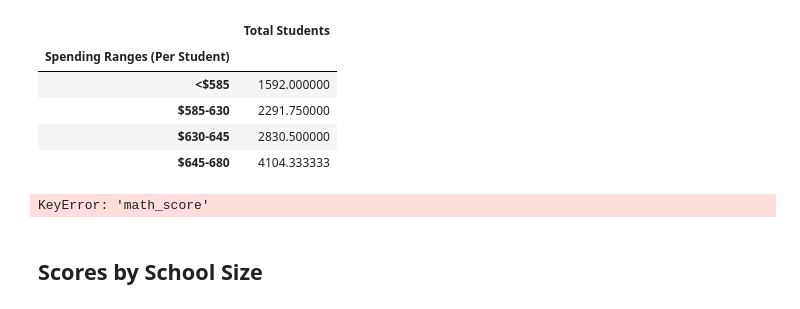
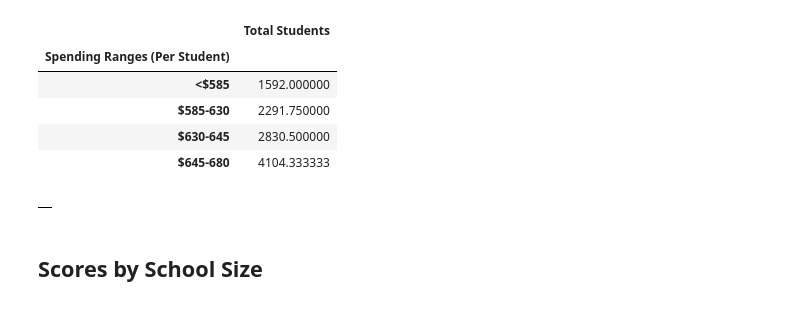
Before and after one commit to davisdw/Pandas-Challenge, a Jupyter notebook: PyCitySchools/PyCitySchools_starter.ipynb, the cells around one changed output. Cells and saved outputs as stored; diff of their text form; code cells hidden in the pictures.

```diff
--- a/PyCitySchools/PyCitySchools_starter.ipynb
+++ b/PyCitySchools/PyCitySchools_starter.ipynb
@@ -618,17 +618,17 @@ spending_math_scores
 | $645-680 | 4104.333333 |
 # %%
 # Assemble into DataFrame
-spending_summary = pd.DataFrame({"Average Math Score": spending_math_scores
+spending_summary = pd.DataFrame({#"Average Math Score": spending_math_scores
                                  #"Average Reading Score": spending_reading_scores,
                                  #"% Passing Math":spending_passing_math,
                                  #"% Passing Reading":spending_passing_reading,
                                  #"% Overall Passing":overall_passing_spending
                                 })
 
 # Display results
 spending_summary
 # %% [output]
-KeyError: 'math_score'
+|  |
 # %% [markdown]
 ## Scores by School Size
 # %%
```
Also changed, not shown: parts of 4 cells of this notebook.
